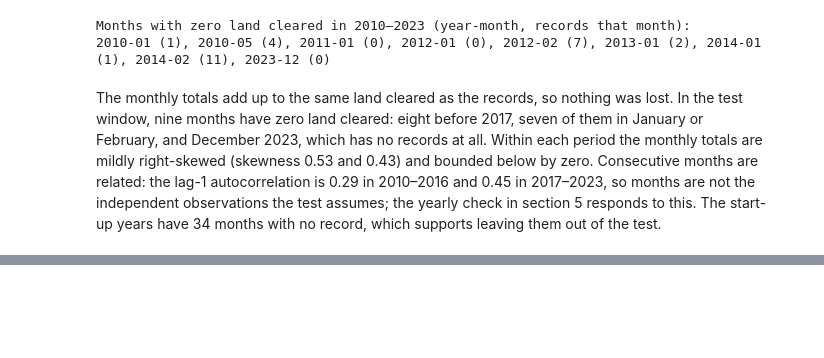
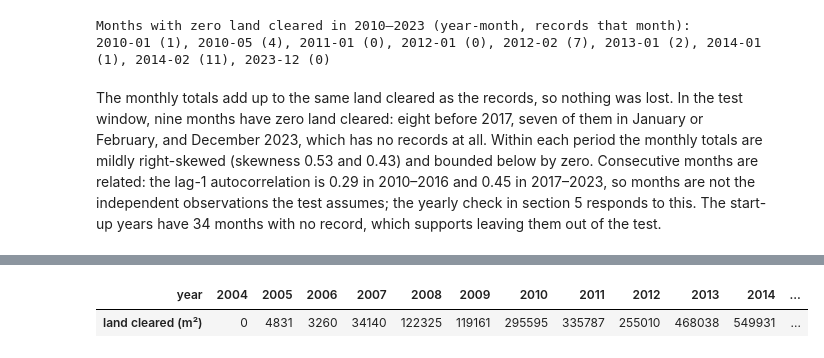
Before and after one commit to travisrcarlson/statistical-analysis-project, a Jupyter notebook: analysis.ipynb, the cells around one changed output, grey strips where cells are left out. Saved outputs shown, nothing was run; the diff lists cells and outputs as text; code cells hidden in the pictures; blank space fills up the shorter version.

```diff
--- a/analysis.ipynb
+++ b/analysis.ipynb
@@ -529,0 +575,5 @@ The monthly totals add up to the same land cleared as the records, so nothing wa
+# %%
+yearly["area_cleared_m2"].round(0).astype(int).rename("land cleared (m²)").to_frame().T
+# %% [output]
+| year | 2004 | 2005 | 2006 | 2007 | 2008 | 2009 | 2010 | 2011 | 2012 | 2013 | 2014 | ... |
+| land cleared (m²) | 0 | 4831 | 3260 | 34140 | 122325 | 119161 | 295595 | 335787 | 255010 | 468038 | 549931 | ... |
```
Also changed, not shown: parts of 12 cells of this notebook, 3 other files.
